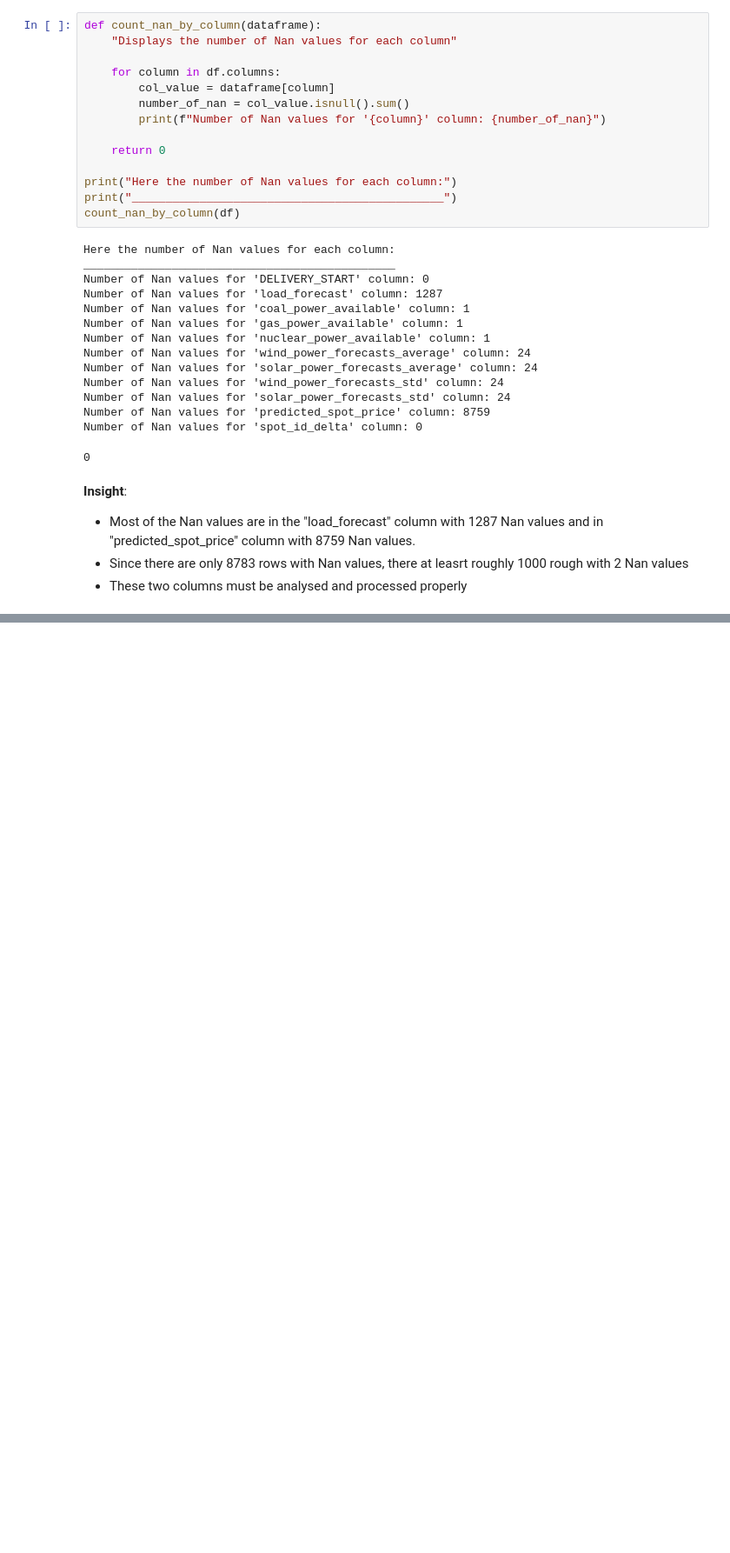
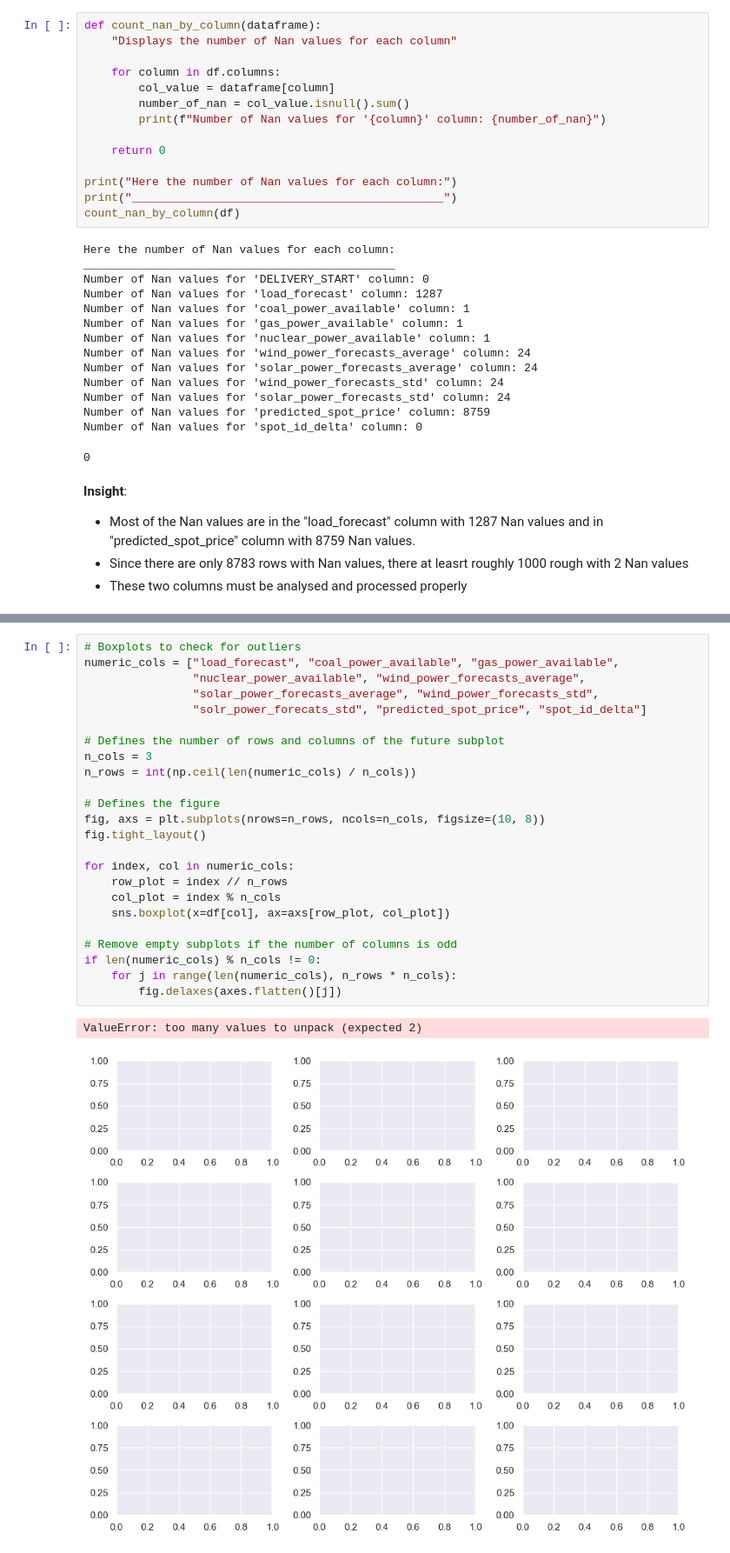
Before and after one commit to stabilo140/Data_Challenge_elmy, a Jupyter notebook: data_challenge.ipynb, the cells around one changed output, grey strips where cells are left out. Shown at 87% size. Saved outputs shown, nothing was run; the diff lists cells and outputs as text; blank space fills up the shorter version.

```diff
--- a/data_challenge.ipynb
+++ b/data_challenge.ipynb
@@ -163,0 +241,27 @@ Statistical description:
+# %%
+# Boxplots to check for outliers
+numeric_cols = ["load_forecast", "coal_power_available", "gas_power_available",
+                "nuclear_power_available", "wind_power_forecasts_average",
+                "solar_power_forecasts_average", "wind_power_forecasts_std",
+                "solr_power_forecats_std", "predicted_spot_price", "spot_id_delta"]
+
+# Defines the number of rows and columns of the future subplot
+n_cols = 3
+n_rows = int(np.ceil(len(numeric_cols) / n_cols))
+
+# Defines the figure
+fig, axs = plt.subplots(nrows=n_rows, ncols=n_cols, figsize=(10, 8))
+fig.tight_layout()
+
+for index, col in numeric_cols:
+    row_plot = index // n_rows
+    col_plot = index % n_cols
+    sns.boxplot(x=df[col], ax=axs[row_plot, col_plot])
+
+# Remove empty subplots if the number of columns is odd
+if len(numeric_cols) % n_cols != 0:
+    for j in range(len(numeric_cols), n_rows * n_cols):
+        fig.delaxes(axes.flatten()[j])
+# %% [output]
+ValueError: too many values to unpack (expected 2)
+[figure, added]
```
Also changed, not shown: parts of 6 cells of this notebook.
